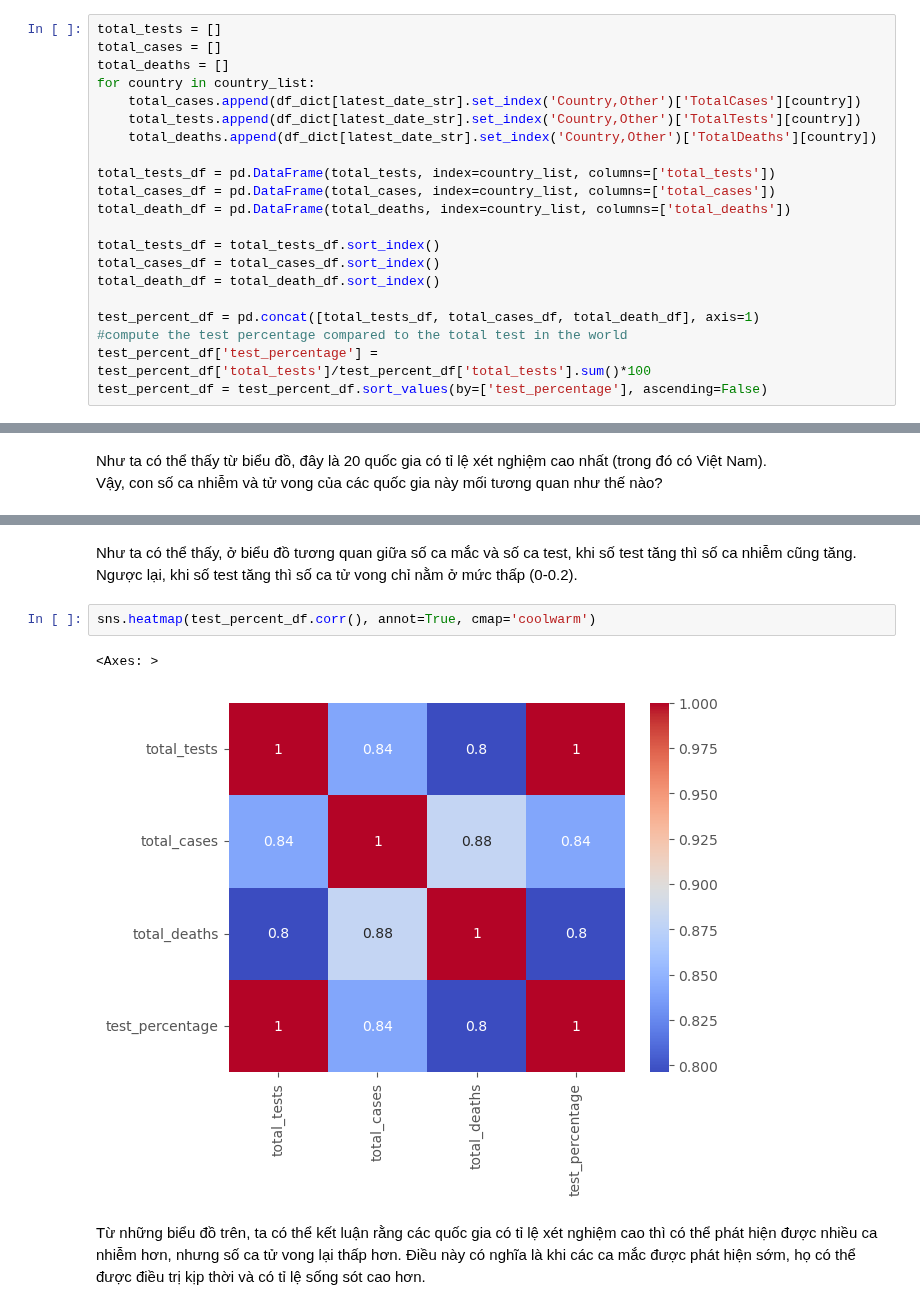
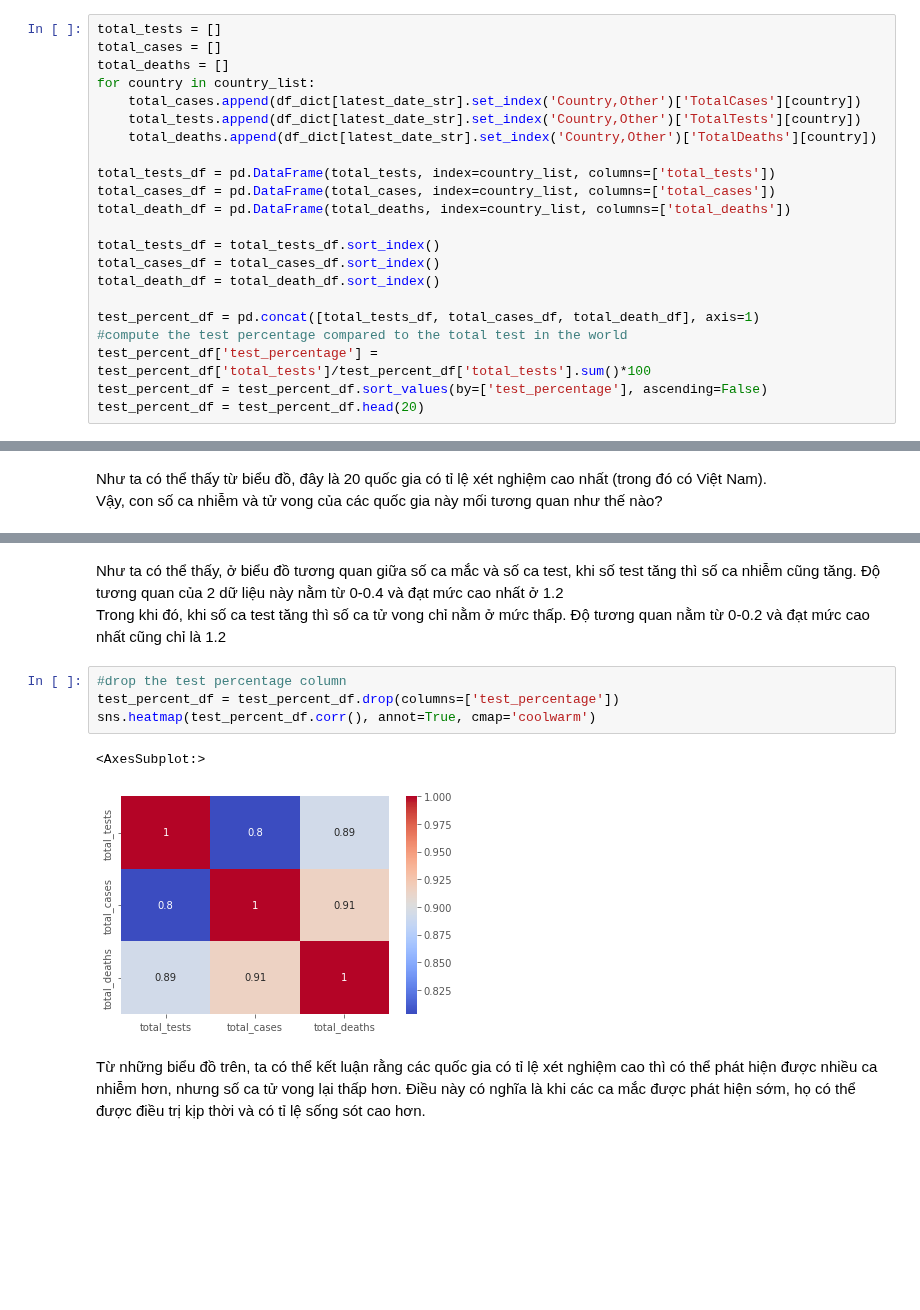
Before and after one commit to vntan/Covid-19-Analysis, a Jupyter notebook: Lab01.ipynb, the cells around one changed output, grey strips where cells are left out. Saved outputs shown, nothing was run; the diff lists cells and outputs as text; blank space fills up the shorter version.

```diff
--- a/Lab01.ipynb
+++ b/Lab01.ipynb
@@ -494,4 +494,5 @@ test_percent_df = pd.concat([total_tests_df, total_cases_df, total_death_df], ax
 #compute the test percentage compared to the total test in the world
 test_percent_df['test_percentage'] = test_percent_df['total_tests']/test_percent_df['total_tests'].sum()*100
 test_percent_df = test_percent_df.sort_values(by=['test_percentage'], ascending=False)
+test_percent_df = test_percent_df.head(20)
 # %%
@@ -517,11 +518,13 @@ Text(0.5, 1.0, 'Total Tests vs Total Deaths')
 # %% [markdown]
-Như ta có thể thấy, ở biểu đồ tương quan giữa số ca mắc và số ca test, khi số test tăng thì số ca nhiễm cũng tăng. \
-Ngược lại, khi số test tăng thì số ca tử vong chỉ nằm ở mức thấp (0-0.2).
+Như ta có thể thấy, ở biểu đồ tương quan giữa số ca mắc và số ca test, khi số test tăng thì số ca nhiễm cũng tăng. Độ tương quan của 2 dữ liệu này nằm từ 0-0.4 và đạt mức cao nhất ở 1.2\
+Trong khi đó, khi số ca test tăng thì số ca tử vong chỉ nằm ở mức thấp. Độ tương quan nằm từ 0-0.2 và đạt mức cao nhất cũng chỉ là 1.2
 # %%
+#drop the test percentage column
+test_percent_df = test_percent_df.drop(columns=['test_percentage'])
 sns.heatmap(test_percent_df.corr(), annot=True, cmap='coolwarm')
 # %% [output]
-<Axes: >
+<AxesSubplot:>
-[figure, old version]
+[figure, new version]
 # %% [markdown]
 Từ những biểu đồ trên, ta có thể kết luận rằng các quốc gia có tỉ lệ xét nghiệm cao thì có thể phát hiện được nhiều ca nhiễm hơn, nhưng số ca tử vong lại thấp hơn. Điều này có nghĩa là khi các ca mắc được phát hiện sớm, họ có thể được điều trị kịp thời và có tỉ lệ sống sót cao hơn.
 # %% [markdown]
```
Also changed, not shown: parts of 8 cells of this notebook.
